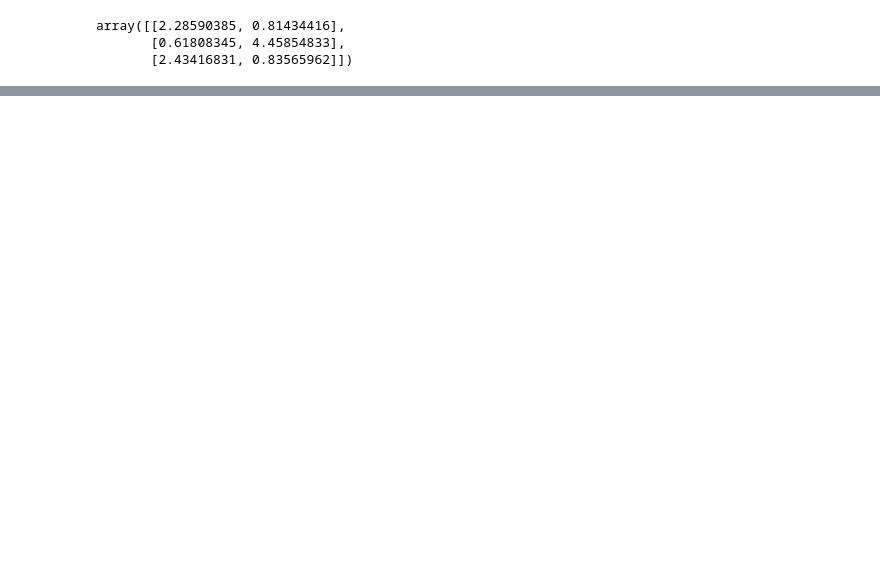
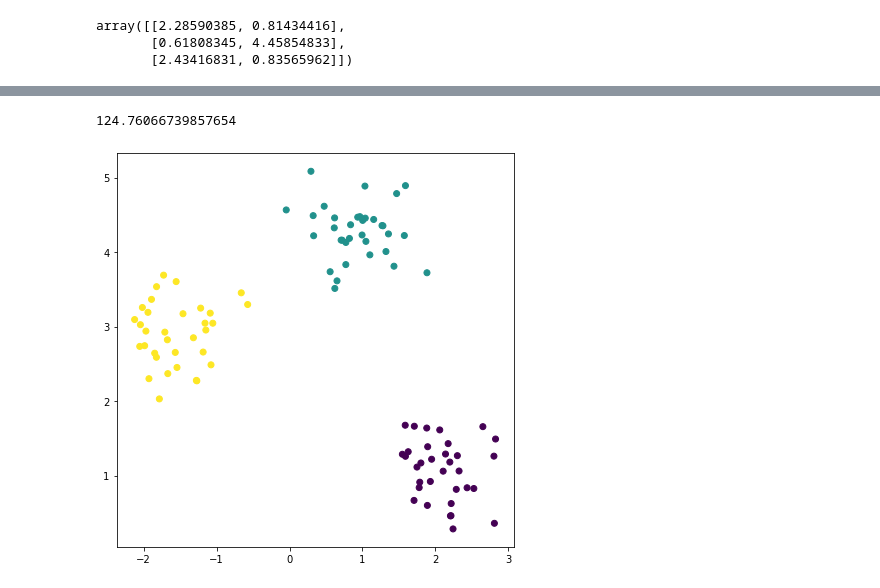
Before and after one commit to afflint/mastercobra, a Jupyter notebook: exercises/aa2022-23.ipynb, the cells around one changed output, grey strips where cells are left out. Cells and saved outputs as stored; diff of their text form; code cells hidden in the pictures; blank space fills up the shorter version.

```diff
--- a/exercises/aa2022-23.ipynb
+++ b/exercises/aa2022-23.ipynb
@@ -132,0 +243,4 @@ plt.show()
+# %%
+RSS
+# %% [output]
+124.76066739857654
@@ -132,0 +249,11 @@ plt.show()
+# %%
+kmean = KMeans(n_clusters=k)
+kmean.fit(X)
+assignment = kmean.predict(X)
+# %%
+fig, ax = plt.subplots(figsize=(6, 6))
+ax.scatter(X[:,0], X[:,1], c=assignment)
+plt.tight_layout()
+plt.show()
+# %% [output]
+[figure, added]
```
Also changed, not shown: parts of 20 cells of this notebook, 1 other file.
